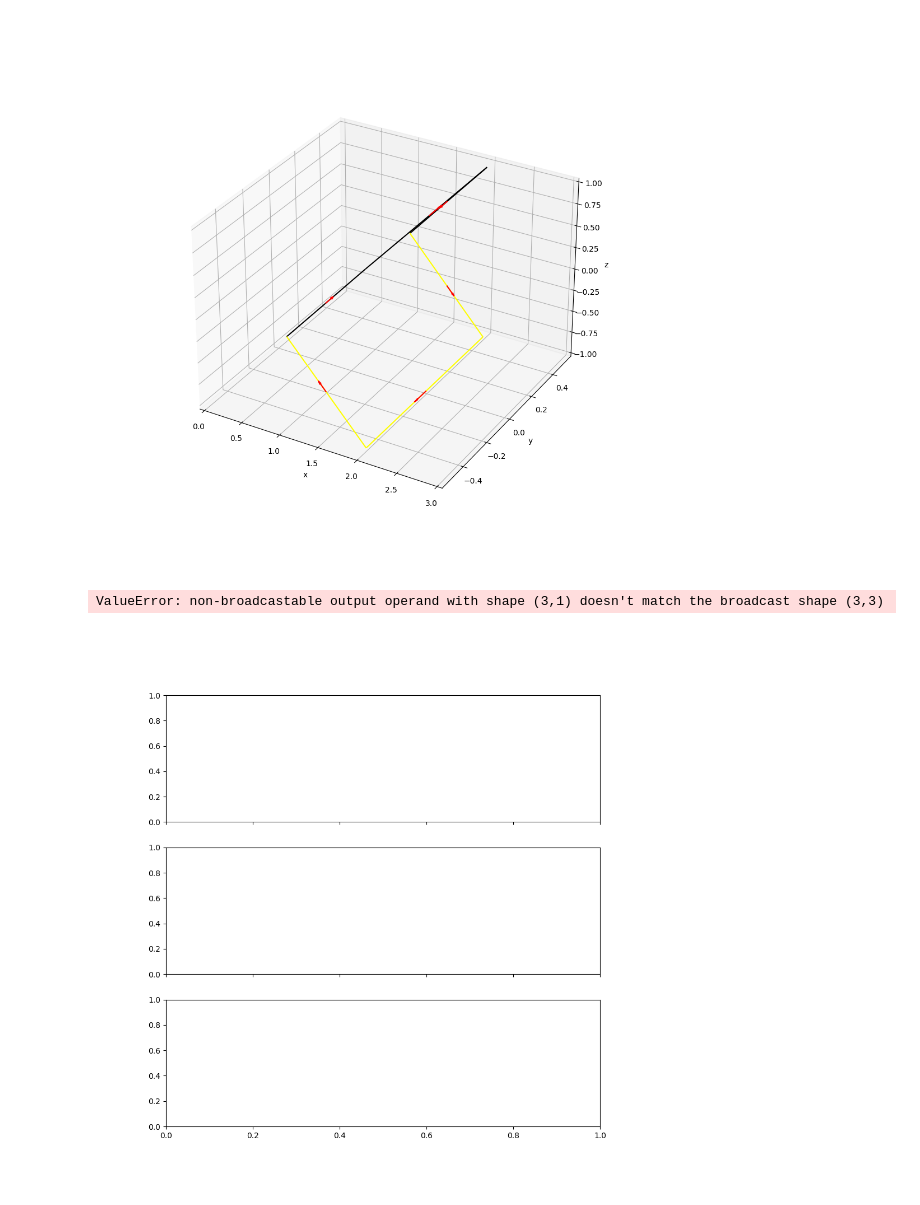
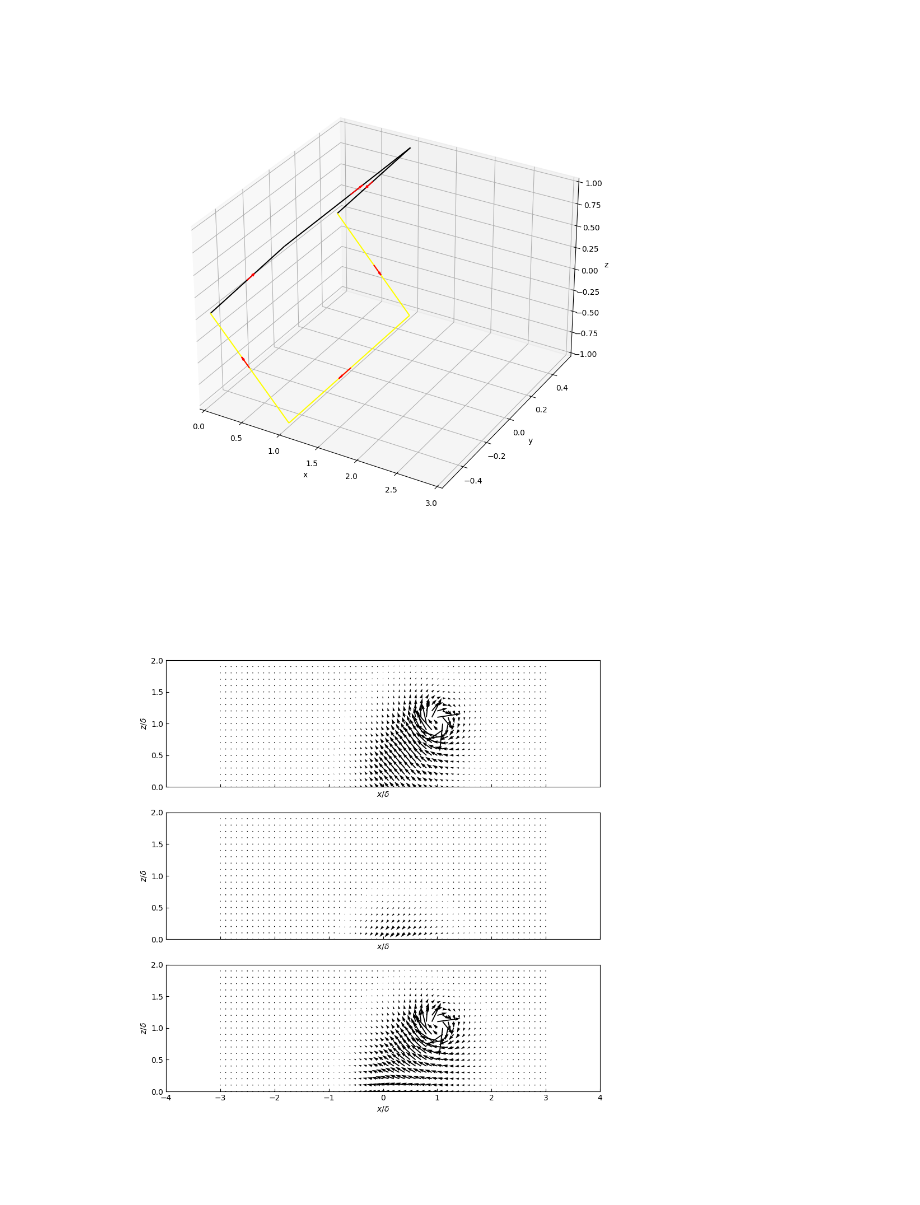
Before and after one commit to tim939422/OpenAEM, a Jupyter notebook: notebooks/demo_Pi.ipynb, the cells around one changed output. Cells and saved outputs as stored; diff of their text form; code cells hidden in the pictures.

```diff
--- a/notebooks/demo_Pi.ipynb
+++ b/notebooks/demo_Pi.ipynb
@@ -6,8 +6,8 @@ import numpy as np
 import OpenAEM
 # %%
 origin = np.array([1, 0, 0])
-eddy = OpenAEM.Pi_Eddy(origin=origin)
-eddy_mirror = eddy.create_mirror()
+eddy = OpenAEM.Attached_Eddy.from_Pi()
+eddy_mirror = eddy.mirror()
 axs = plt.figure(figsize=(10, 10)).add_subplot(projection='3d')
 eddy.plot(axs)
 eddy_mirror.plot(axs, color='yellow')
@@ -18,10 +18,10 @@ axs.set_zlabel('z')
 axs.set_xlim(0, 3)
 axs.tick_params(direction='in')
 # %% [output]
-[figure, old version]
+[figure, new version]
 # %%
 eddy = OpenAEM.Pi_Eddy()
-eddy_mirror = eddy.create_mirror()
+eddy_mirror = eddy.mirror()
 n = 101
 x = np.linspace(-3, 3, 61)
 z = np.linspace(0, 2, 21)
@@ -32,36 +32,35 @@ fig, axs = plt.subplots(3, 1, figsize=(10, 10), sharex=True, sharey=True)
 # original eddy
 U = np.zeros((61, 21))
 W = np.zeros((61, 21))
 for i in range(len(x)):
     for k in range(len(z)):
         xv = np.array([x[i], 0.0, z[k]])
         uv = eddy.induced_velocity(xv)
-        U[i, k] += uv[0, 0]
-        W[i, k] += uv[2, 0]
+        U[i, k] += uv[0]
+        W[i, k] += uv[2]
 
 axs[0].quiver(X, Z, U, W, angles='xy', scale_units='xy', scale=20)
 axs[0].set_xlim(-4, 4)
 axs[0].set_ylim(0, 2)
 
 
 U_mirror = np.zeros((61, 21))
 W_mirror = np.zeros((61, 21))
 for i in range(len(x)):
     for k in range(len(z)):
         xv = np.array([x[i], 0.0, z[k]])
         uv = eddy_mirror.induced_velocity(xv)
-        U_mirror[i, k] += uv[0, 0]
-        W_mirror[i, k] += uv[2, 0]
+        U_mirror[i, k] += uv[0]
+        W_mirror[i, k] += uv[2]
 
 axs[1].quiver(X, Z, U_mirror, W_mirror, angles='xy', scale_units='xy', scale=20)
 
 axs[2].quiver(X, Z, U + U_mirror, W + W_mirror, angles='xy', scale_units='xy', scale=20)
 
 for ax in axs:
     ax.tick_params(direction='in')
     ax.set_xlabel(r'$x/\delta$')
     ax.set_ylabel(r'$z/\delta$')
     ax.set_yticks([0, 0.5, 1.0, 1.5 ,2.0])
 # %% [output]
-ValueError: non-broadcastable output operand with shape (3,1) doesn't match the broadcast shape (3,3)
-[figure, old version]
+[figure, new version]
```
Also changed, not shown: parts of 1 cell of this notebook, 5 other files.
